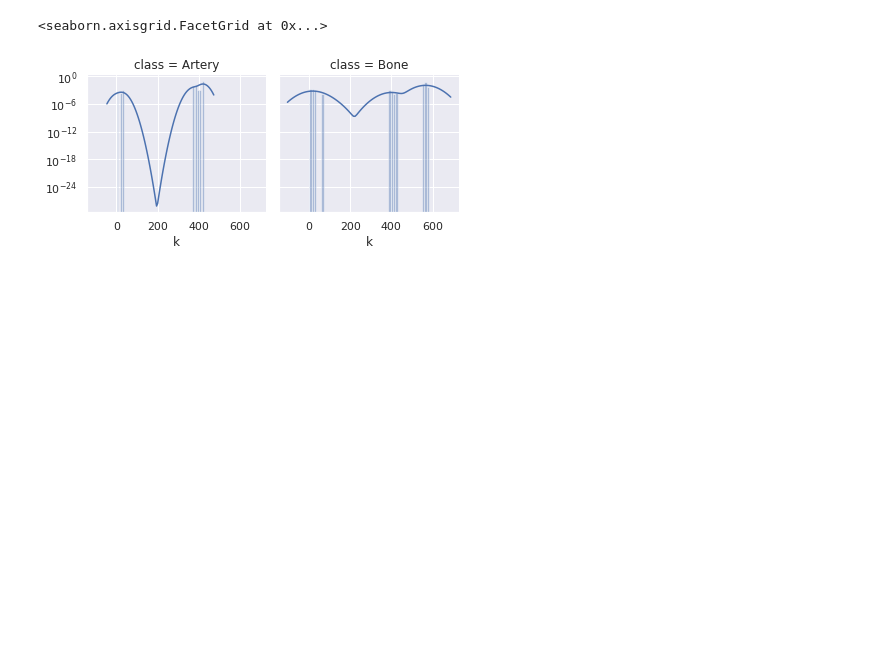
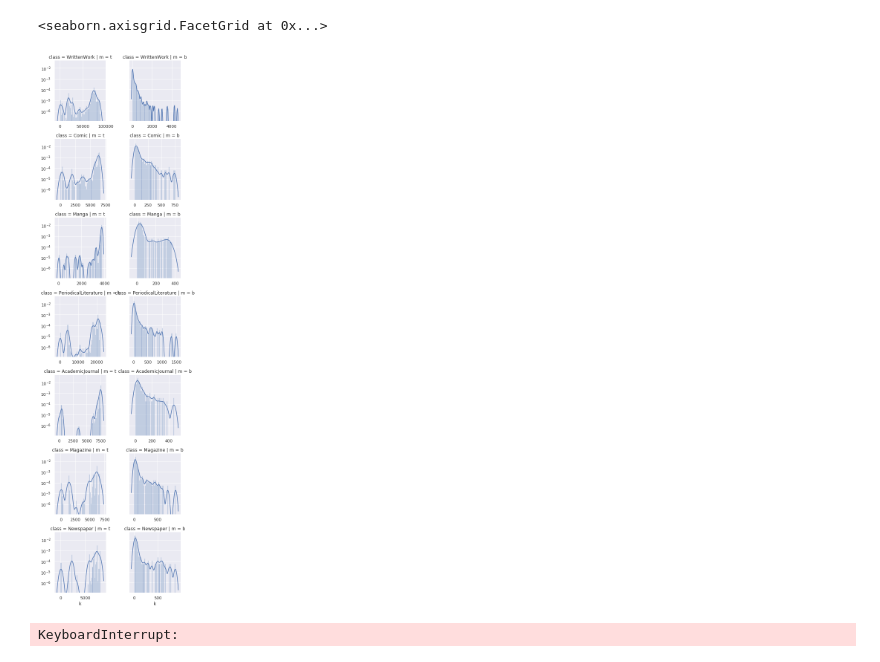
Before and after one commit to davidweisscode/kg-analysis, a Jupyter notebook: plots.ipynb, the cells around one changed output. Cells and saved outputs as stored; diff of their text form; code cells hidden in the pictures; blank space fills up the shorter version.

```diff
--- a/plots.ipynb
+++ b/plots.ipynb
@@ -271,31 +281,59 @@ plt.bar(df["k"]/k_max_t, knc_density, width=1/k_max_t, align="edge", color=MAIN_
 # %%
-class0 = classes[1]
-class1 = classes[2]
-with open(f"out/{class0}/{class0}.t.k.json", "r") as input_file:
-    dist0 = json.load(input_file)
-with open(f"out/{class1}/{class1}.t.k.json", "r") as input_file:
-    dist1 = json.load(input_file)
-
 c = []
 m = []
 k = []
-for key, value in dist0.items():
-    for _ in range(0, value):
-        c.append(class0)
-        m.append("t")
-        k.append(key)
-for key, value in dist1.items():
-    for _ in range(0, value):
-        c.append(class1)
-        m.append("t")
-        k.append(key)
-dict = {"class": c, "om": m, "k": k}
+for classname in classes:
+    with open(f"out/{classname}/{classname}.t.k.json", "r") as input_file:
+        dist = json.load(input_file)
+    for key, value in dist.items():
+        for _ in range(0, value):
+            c.append(classname)
+            m.append("t")
+            k.append(key)
+    with open(f"out/{classname}/{classname}.b.k.json", "r") as input_file:
+        dist = json.load(input_file)
+    for key, value in dist.items():
+        for _ in range(0, value):
+            c.append(classname)
+            m.append("b")
+            k.append(key)
+
+dict = {"class": c, "m": m, "k": k}
 df = pd.DataFrame(dict)
-# sns.distplot(k)
 
-fg = sns.FacetGrid(df, col="class")
+fg = sns.FacetGrid(df, row="class", col="m", sharex=False)
 fg.map(sns.distplot, "k")
 fg.set(yscale="log")
 # %% [output]
 <seaborn.axisgrid.FacetGrid at 0x...>
-[figure, old version]
+[figure, new version]
+# %%
+c = []
+m = []
+w = []
+for classname in classes:
+    with open(f"out/{classname}/{classname}.t.w.json", "r") as input_file:
+        dist = json.load(input_file)
+    for key, value in dist.items():
+        if int(key) > 0:
+            for _ in range(0, value):
+                c.append(classname)
+                m.append("t")
+                w.append(int(key)) # TODO: Other way to plot dist instead of unpacking already cumulated values
+    with open(f"out/{classname}/{classname}.b.w.json", "r") as input_file:
+        dist = json.load(input_file)
+    for key, value in dist.items():
+        if int(key) > 0:
+            for _ in range(0, value):
+                c.append(classname)
+                m.append("b")
+                w.append(int(key))
+
+dict = {"class": c, "m": m, "w": w}
+df = pd.DataFrame(dict)
+
+fg = sns.FacetGrid(df, row="class", col="m", sharex=False)
+fg.map(sns.distplot, "w")
+fg.set(yscale="log")
+# %% [output]
+KeyboardInterrupt:
```
Also changed, not shown: parts of 10 cells of this notebook.
